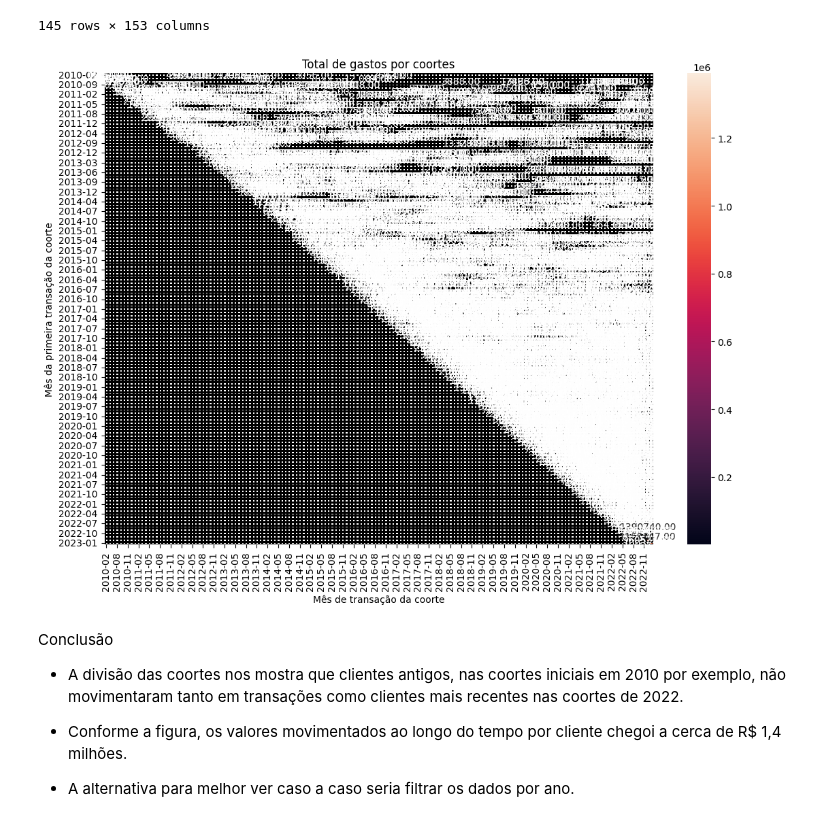
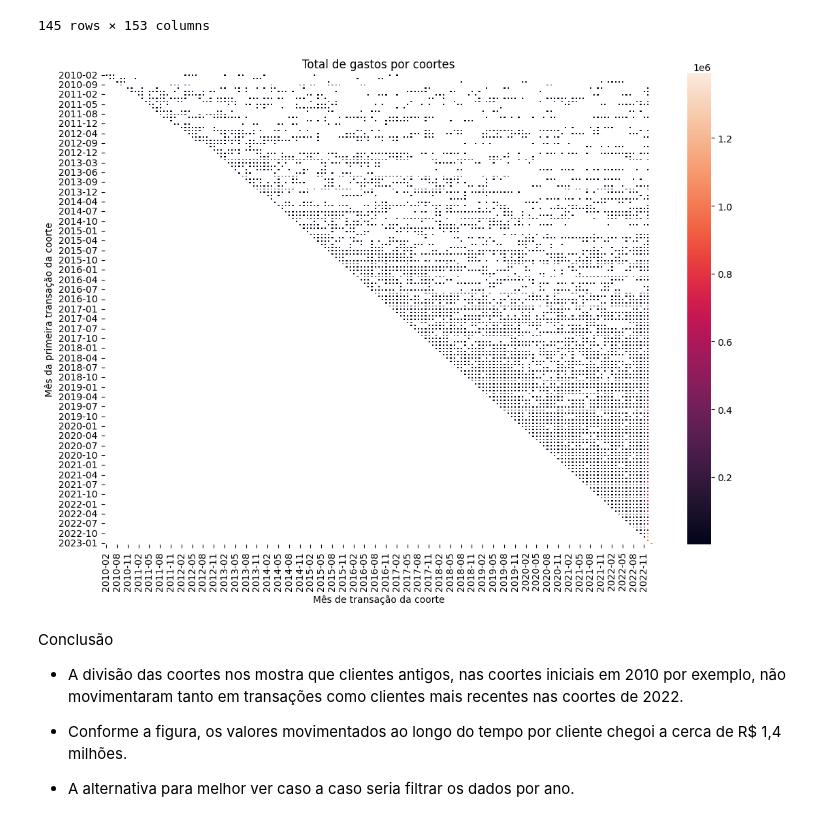
Before and after one commit to renanpan/Projeto_banco_KPI, a Jupyter notebook: lighthouse_DA_project.ipynb, the cells around one changed output. Saved outputs shown, nothing was run; the diff lists cells and outputs as text; code cells hidden in the pictures.

```diff
--- a/lighthouse_DA_project.ipynb
+++ b/lighthouse_DA_project.ipynb
@@ -1077,22 +1124,21 @@ transaction_date.pivot_table(
 # %%
 #plotar o gráfico de soma de gastos da coorte
 
 plt.figure(figsize=(13,9))
 plt.title('Total de gastos por coortes')
 sns.heatmap(transaction_date.pivot_table(
     index='first_transaction_month_year',
     columns='transaction_month_year',
     values='cod_cliente',
     aggfunc='sum'),
-    annot=True,
+    annot=False,
     fmt='.2f',
-    linewidths=1,
-    linecolor='black',)
+    linewidths=1)
 plt.ylabel("Mês da primeira transação da coorte")
 plt.xlabel("Mês de transação da coorte")
 plt.show()
 # %% [output]
-[figure, old version]
+[figure, new version]
 # %% [markdown]
 Conclusão
 - A divisão das coortes nos mostra que clientes antigos, nas coortes iniciais em 2010 por exemplo, não movimentaram tanto em transações como clientes mais recentes nas coortes de 2022.
```
Also changed, not shown: parts of 12 cells of this notebook.
